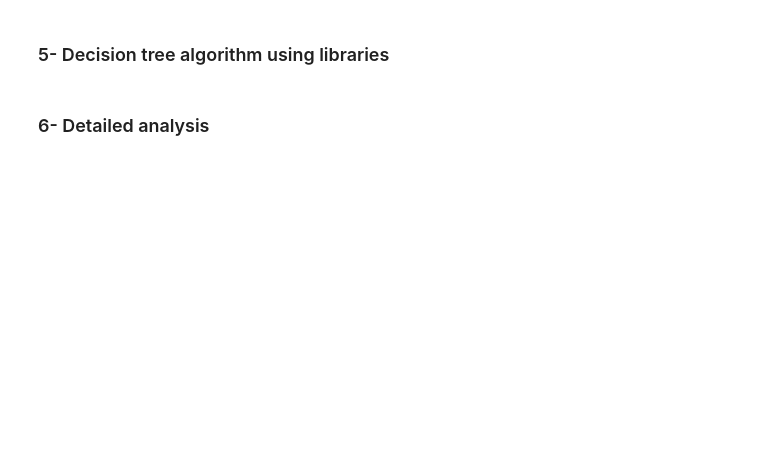
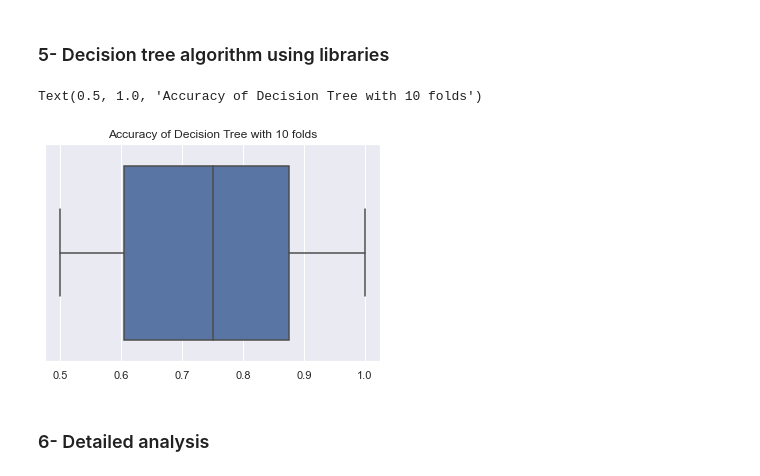
Before and after one commit to aLmktr/COMP3602-Project, a Jupyter notebook: Part3/Acute_Inflammation .ipynb, the cells around one changed output. Drawn from its saved outputs; the diff is of its cells as text; code cells hidden in the pictures; blank space fills up the shorter version.

```diff
--- a/Part3/Acute_Inflammation .ipynb
+++ b/Part3/Acute_Inflammation .ipynb
@@ -275,4 +275,20 @@ plt.show()
 # %% [markdown]
 ### 5-  Decision tree algorithm using libraries
+# %%
+from sklearn.tree import DecisionTreeClassifier
+from sklearn.model_selection import cross_val_score
+
+y = df["6"]
+X = df.drop("6", axis = 1)
+
+X_train, X_test, y_train, y_test = train_test_split(X, y, test_size = 0.1, random_state = 42)
+# k = 2
+dt = DecisionTreeClassifier(max_depth = 2, random_state = 42)
+scores = cross_val_score(dt, X, y, scoring = "accuracy", cv = 10)
+# %%
+sns.boxplot( x = scores).set_title("Accuracy of Decision Tree with 10 folds")
+# %% [output]
+Text(0.5, 1.0, 'Accuracy of Decision Tree with 10 folds')
+[figure, added]
 # %% [markdown]
 ### 6-  Detailed analysis
```
Also changed, not shown: parts of 5 cells of this notebook.
